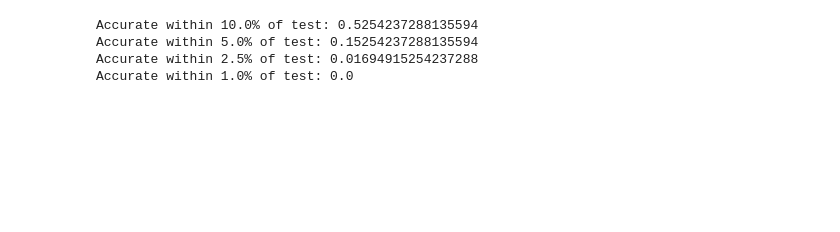
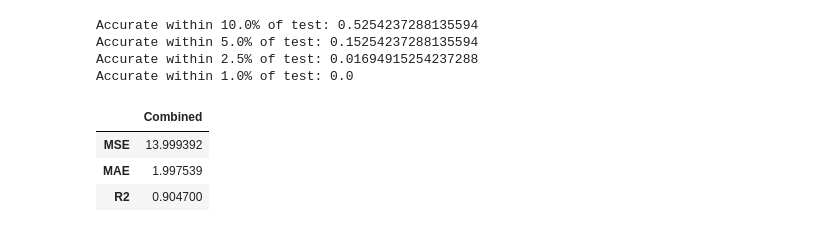
Before and after one commit to Nanotech11/WatermelonAnalyzer, a Jupyter notebook: PureAIWatermelon.ipynb, the cells around one changed output. Drawn from its saved outputs; the diff is of its cells as text; code cells hidden in the pictures; blank space fills up the shorter version.

Commit message:
Now also calculates combined metrics without the two worst performing columns. This is printed at the bottom.

```diff
--- a/PureAIWatermelon.ipynb
+++ b/PureAIWatermelon.ipynb
@@ -271,3 +271,17 @@ Accurate within 10.0% of test: 0.5254237288135594
 Accurate within 5.0% of test: 0.15254237288135594
 Accurate within 2.5% of test: 0.01694915254237288
 Accurate within 1.0% of test: 0.0
+# %%
+r2_table = pd.DataFrame(index=['MSE', 'MAE', 'R2'])
+
+## Calculate regression metrics for all columns combined except photo_id.
+r2_table.loc['MSE', 'Combined'] = mean_squared_error(test.iloc[:, :-1].drop(columns=['tomat_pericap_area_ratio', 'tomat_pericap_thick_ratio']), preds.iloc[:, :-1].drop(columns=['tomat_pericap_area_ratio', 'tomat_pericap_thick_ratio']))
+r2_table.loc['MAE', 'Combined'] = mean_absolute_error(test.iloc[:, :-1].drop(columns=['tomat_pericap_area_ratio', 'tomat_pericap_thick_ratio']), preds.iloc[:, :-1].drop(columns=['tomat_pericap_area_ratio', 'tomat_pericap_thick_ratio']))
+r2_table.loc['R2', 'Combined'] = r2_score(test.iloc[:, :-1].drop(columns=['tomat_pericap_area_ratio', 'tomat_pericap_thick_ratio']), preds.iloc[:, :-1].drop(columns=['tomat_pericap_area_ratio', 'tomat_pericap_thick_ratio']))
+
+r2_table
+# %% [output]
+|  | Combined |
+| MSE | 13.999392 |
+| MAE | 1.997539 |
+| R2 | 0.904700 |
```
